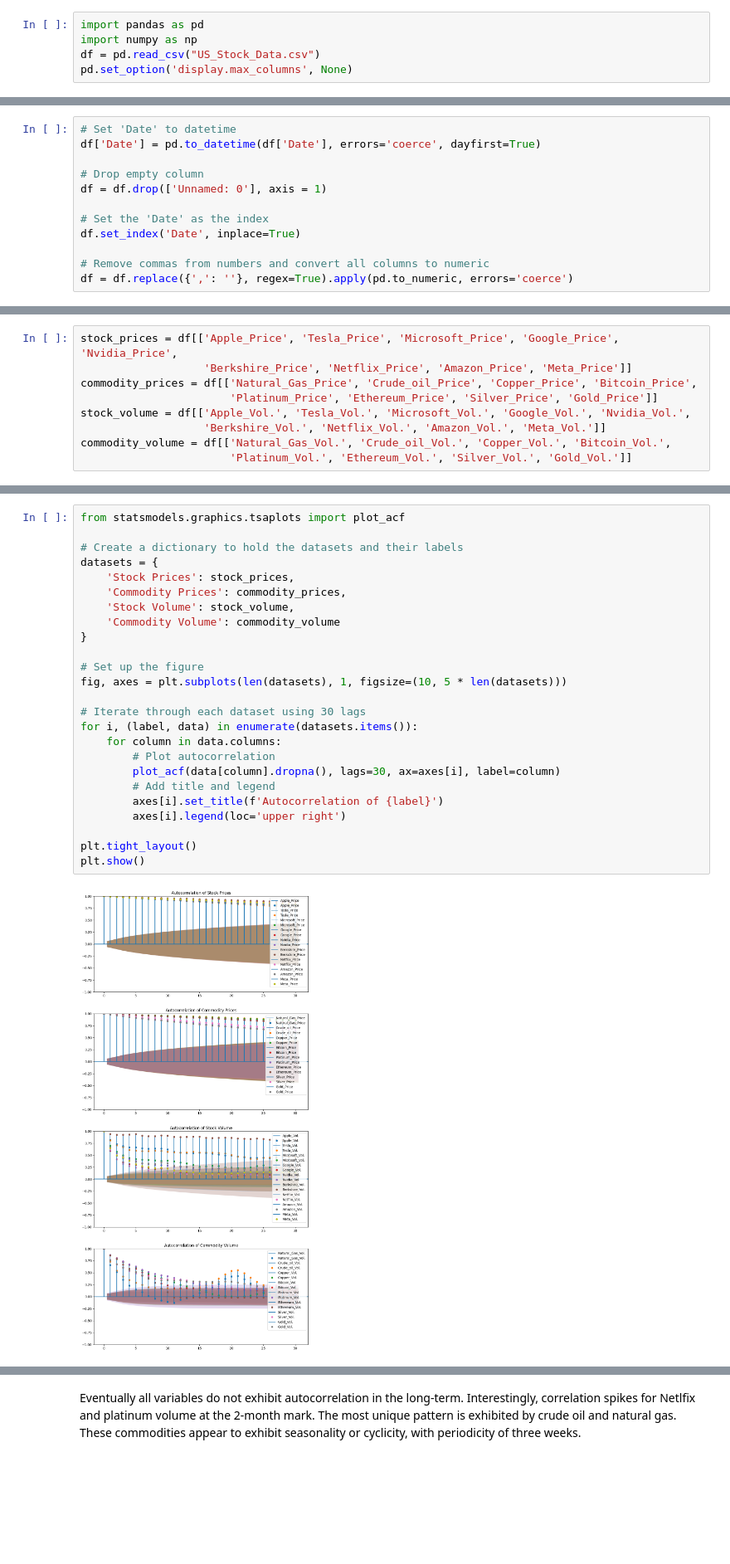
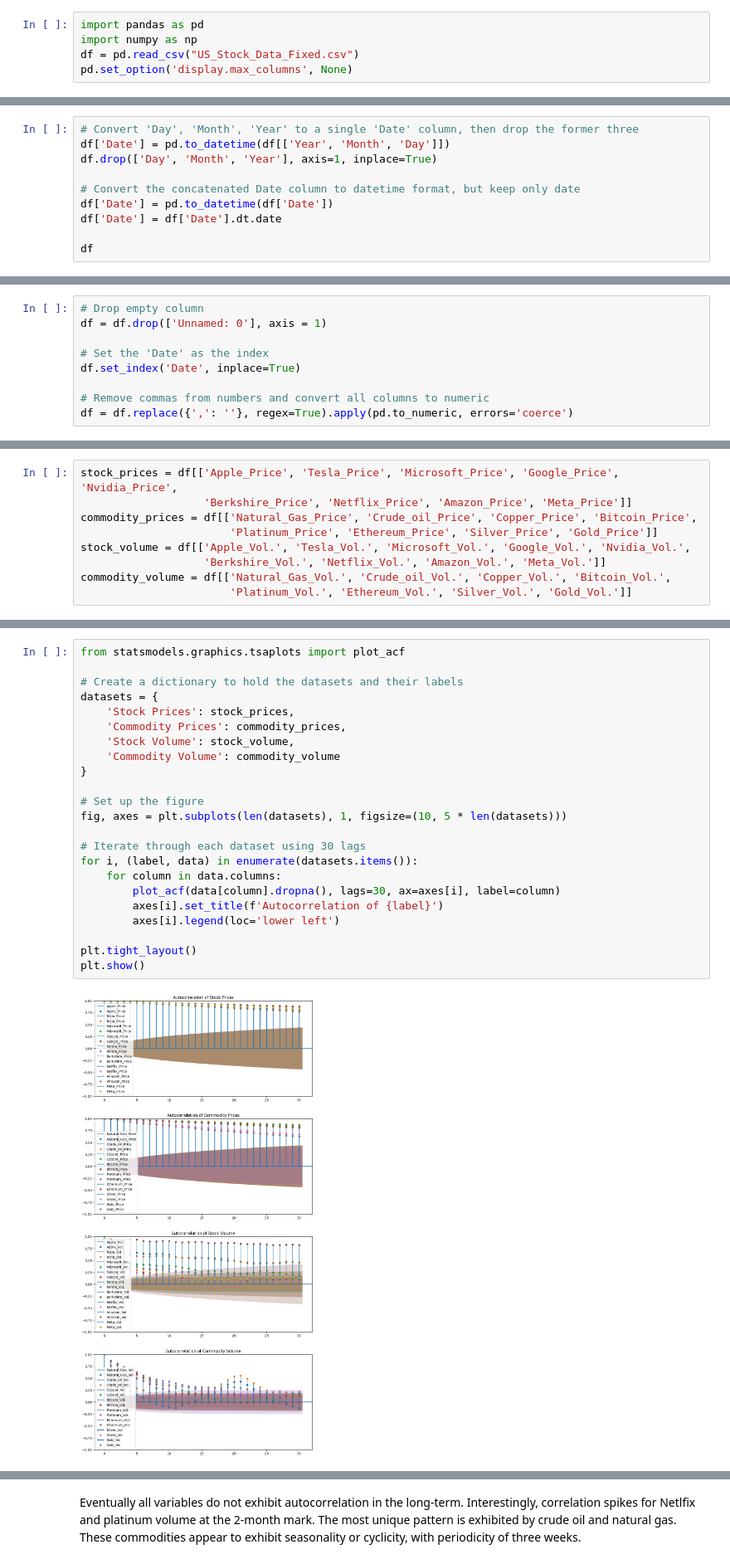
Before and after one commit to alexrpugh/US-Market-Research, a Jupyter notebook: US-Economy-Code.ipynb, the cells around one changed output, grey strips where cells are left out. Shown at 83% size. Cells and saved outputs as stored; diff of their text form; blank space fills up the shorter version.

```diff
--- a/US-Economy-Code.ipynb
+++ b/US-Economy-Code.ipynb
@@ -1,7 +1,7 @@
 # %%
 import pandas as pd
 import numpy as np
-df = pd.read_csv("US_Stock_Data.csv")
+df = pd.read_csv("US_Stock_Data_Fixed.csv")
 pd.set_option('display.max_columns', None)
 # %% [markdown]
 ## Data Cleaning
@@ -27,0 +8,10 @@ df.head(20)
+# %%
+# Convert 'Day', 'Month', 'Year' to a single 'Date' column, then drop the former three
+df['Date'] = pd.to_datetime(df[['Year', 'Month', 'Day']])
+df.drop(['Day', 'Month', 'Year'], axis=1, inplace=True)
+
+# Convert the concatenated Date column to datetime format, but keep only date
+df['Date'] = pd.to_datetime(df['Date'])
+df['Date'] = df['Date'].dt.date
+
+df
@@ -28,7 +32,4 @@ df.head(20)
 # %%
-# Set 'Date' to datetime
-df['Date'] = pd.to_datetime(df['Date'], errors='coerce', dayfirst=True)
-
 # Drop empty column
 df = df.drop(['Unnamed: 0'], axis = 1)
 
@@ -276,28 +257,26 @@ plt.show()
 # %%
 from statsmodels.graphics.tsaplots import plot_acf
 
 # Create a dictionary to hold the datasets and their labels
 datasets = {
     'Stock Prices': stock_prices,
     'Commodity Prices': commodity_prices,
     'Stock Volume': stock_volume,
     'Commodity Volume': commodity_volume
 }
 
 # Set up the figure
 fig, axes = plt.subplots(len(datasets), 1, figsize=(10, 5 * len(datasets)))
 
 # Iterate through each dataset using 30 lags
 for i, (label, data) in enumerate(datasets.items()):
     for column in data.columns:
-        # Plot autocorrelation
         plot_acf(data[column].dropna(), lags=30, ax=axes[i], label=column)
-        # Add title and legend
         axes[i].set_title(f'Autocorrelation of {label}')
-        axes[i].legend(loc='upper right')
+        axes[i].legend(loc='lower left')
 
 plt.tight_layout()
 plt.show()
 # %% [output]
-[figure, old version]
+[figure, new version]
 # %% [markdown]
```
Also changed, not shown: parts of 20 cells of this notebook.
